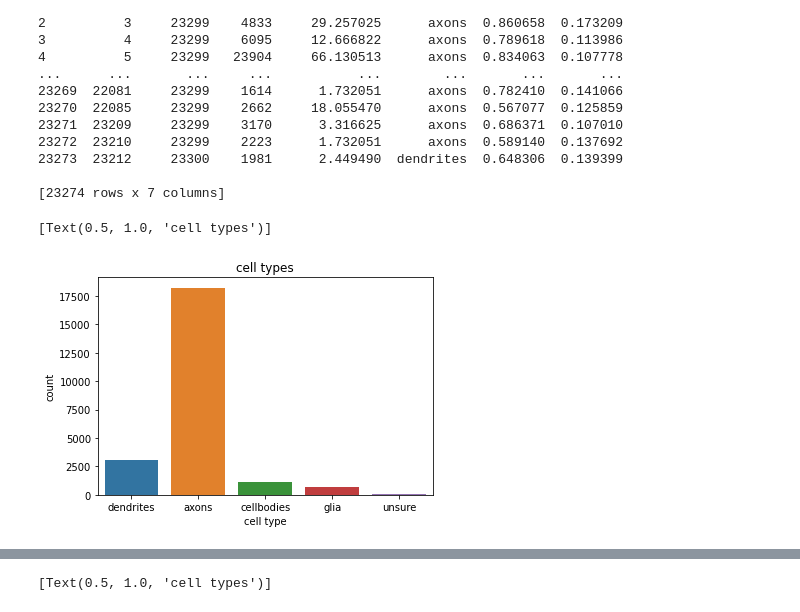
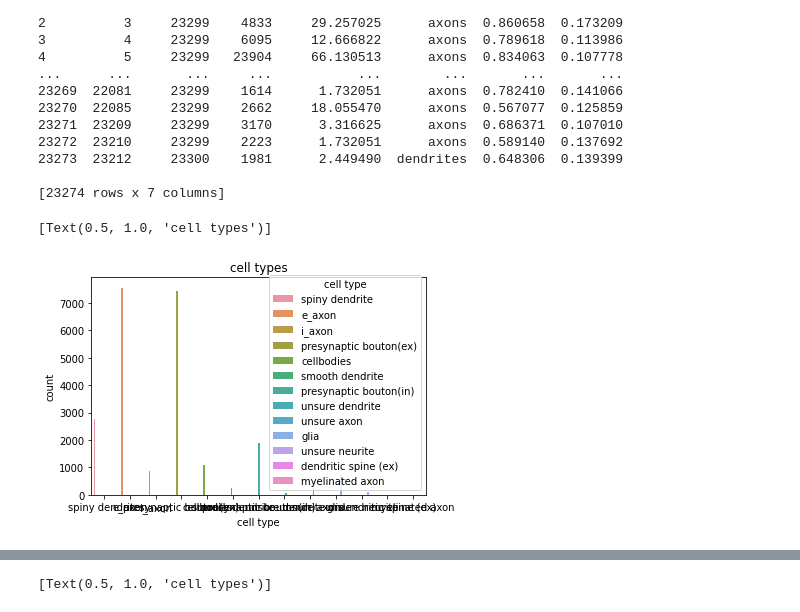
Before and after one commit to zoidberg77/EManalysis, a Jupyter notebook: notebooks/figures.ipynb, the cells around one changed output, grey strips where cells are left out. Cells and saved outputs as stored; diff of their text form; code cells hidden in the pictures.

Commit message:
small figures change

```diff
--- a/notebooks/figures.ipynb
+++ b/notebooks/figures.ipynb
@@ -93,8 +93,10 @@ print(dataset)
 
 [23274 rows x 7 columns]
 # %%
-hp = sb.countplot(x=dataset['cell type'])
+all_data = pd.DataFrame({'label': labels, 'gt_label': gt_vector_all, 'vol': sizef_mouse, 'skeleton_len': slenf_mouse, 'cell type': all_cell_labels, 'circ_f': cirf_mouse, 's2v': sv_mouse})
+hp = sb.countplot(x=all_data['cell type'], hue=all_data['cell type'])
 hp.set(title="cell types")
+#tmp.savefig("cat_plot.svg")
 # %% [output]
 [Text(0.5, 1.0, 'cell types')]
-[figure, old version]
+[figure, new version]
```
Also changed, not shown: parts of 3 cells of this notebook.
